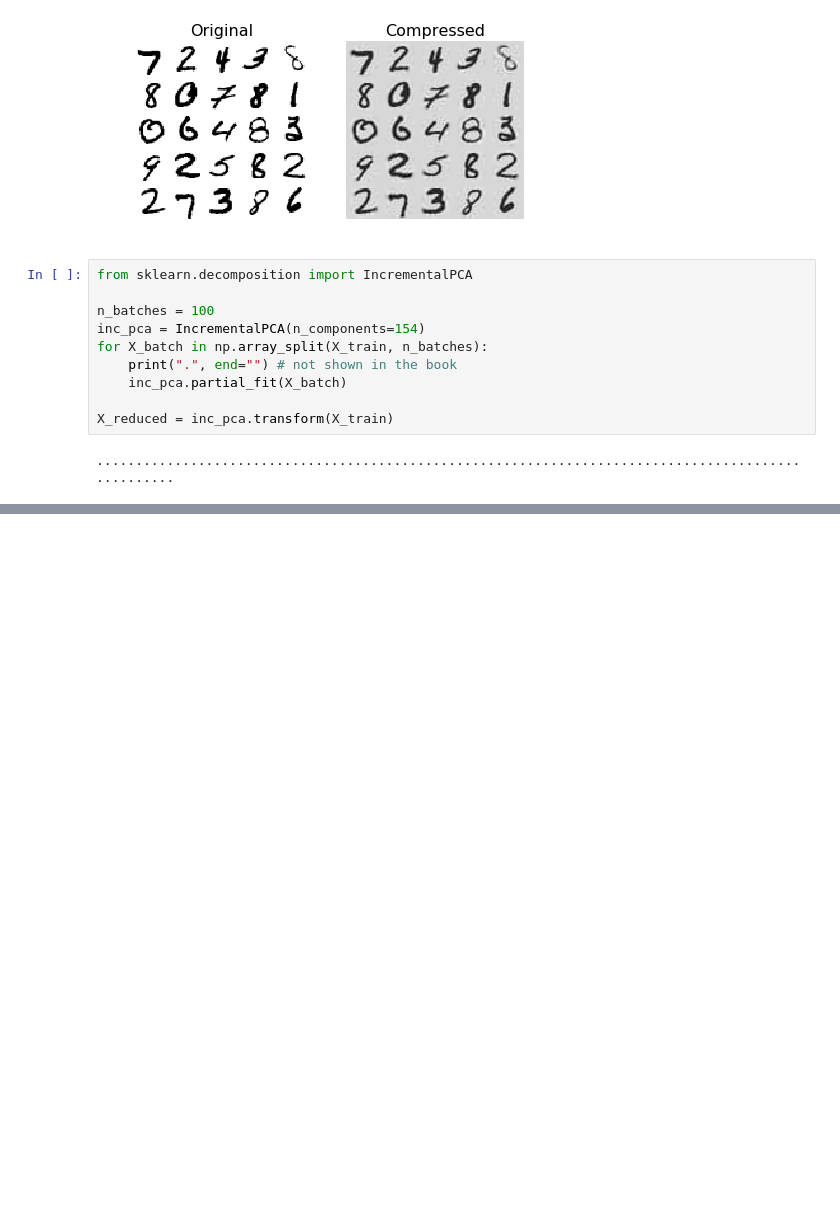
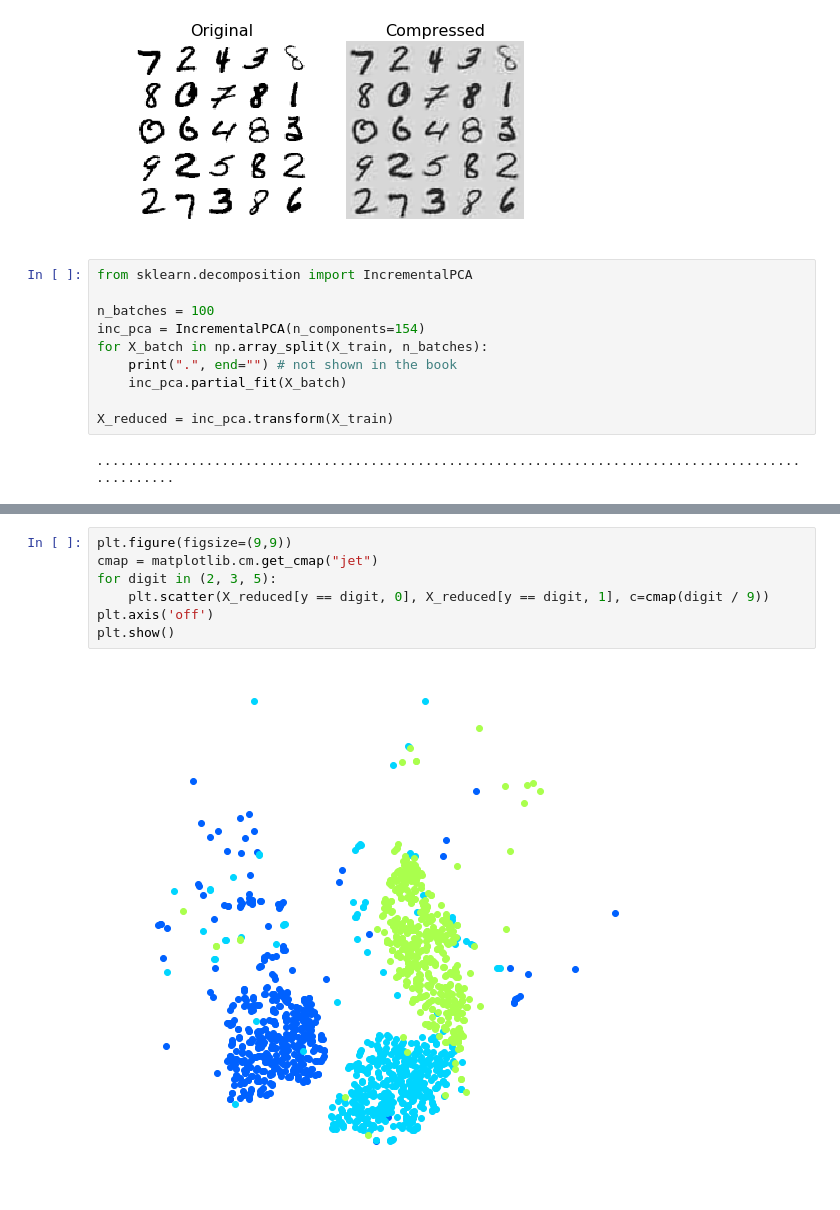
Before and after one commit to thephet/handson_ml, a Jupyter notebook: 08_dimensionality_reduction.ipynb, the cells around one changed output, grey strips where cells are left out. Saved outputs shown, nothing was run; the diff lists cells and outputs as text; blank space fills up the shorter version.

```diff
--- a/08_dimensionality_reduction.ipynb
+++ b/08_dimensionality_reduction.ipynb
@@ -180,0 +386,9 @@ X_reduced = inc_pca.transform(X_train)
+# %%
+plt.figure(figsize=(9,9))
+cmap = matplotlib.cm.get_cmap("jet")
+for digit in (2, 3, 5):
+    plt.scatter(X_reduced[y == digit, 0], X_reduced[y == digit, 1], c=cmap(digit / 9))
+plt.axis('off')
+plt.show()
+# %% [output]
+[figure, added]
```
Also changed, not shown: parts of 37 cells of this notebook.
